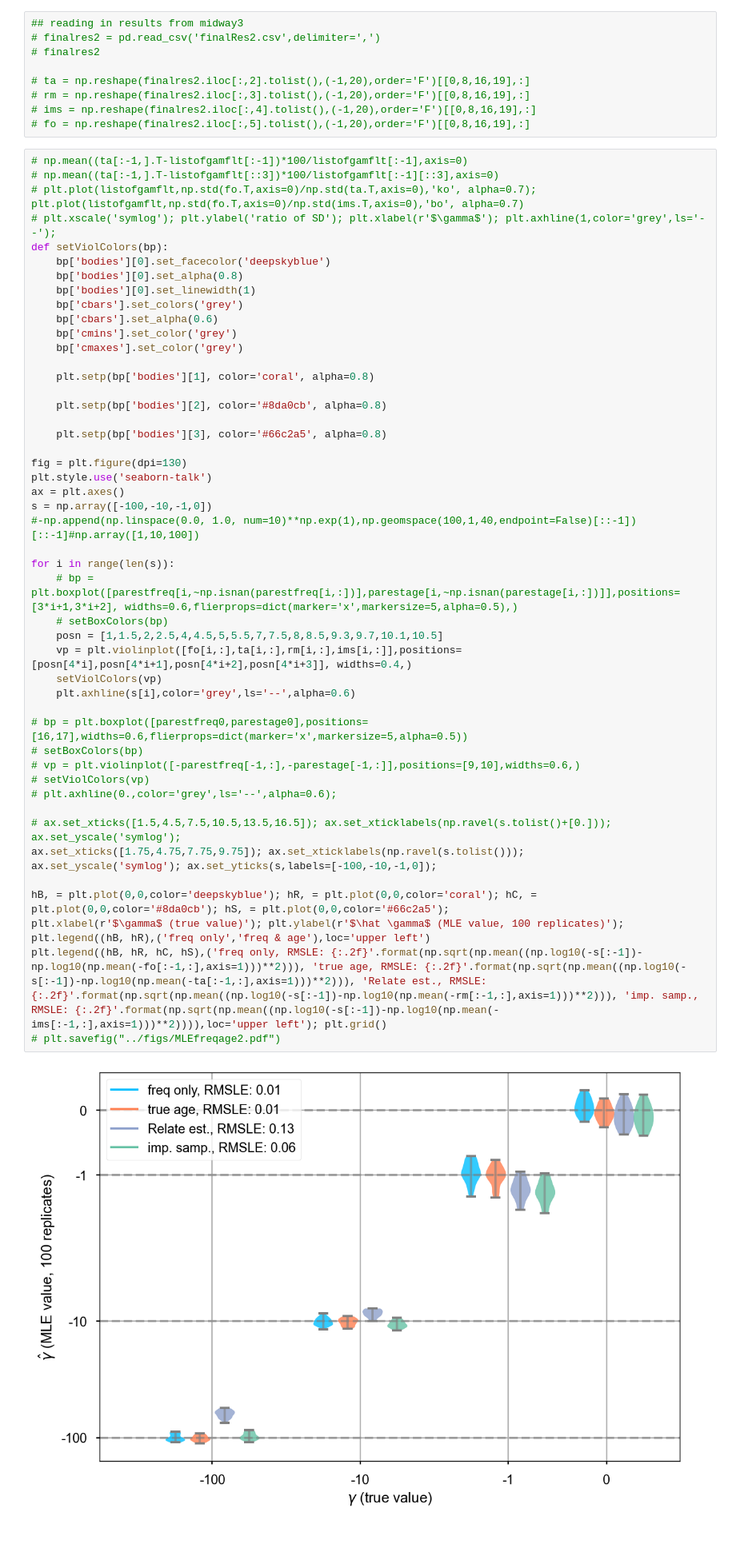
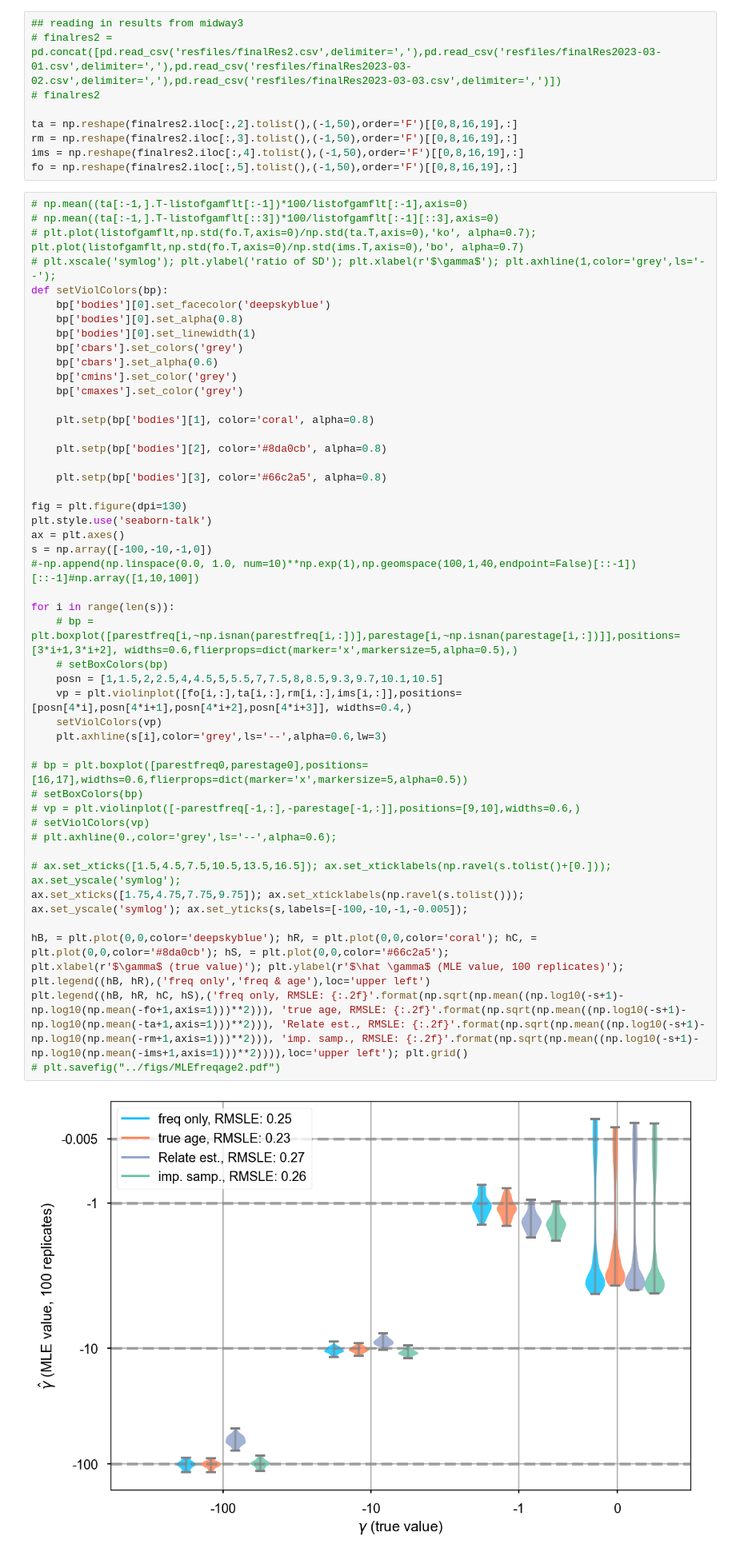
Before and after one commit to VivaswatS/selCoefEst, a Jupyter notebook: import-samp.ipynb, the cells around one changed output. Shown at 80% size. Saved outputs shown, nothing was run; the diff lists cells and outputs as text.

Commit message:
res from big sims for import samp

```diff
--- a/import-samp.ipynb
+++ b/import-samp.ipynb
@@ -290,13 +295,13 @@ plt.xticks(np.arange(19) + width/3,np.round(listofgamflt[:-1],1),rotation=45); p
 array([-192.604, -112.501, -174.938])
 # %%
 ## reading in results from midway3
-# finalres2 = pd.read_csv('finalRes2.csv',delimiter=',')
+# finalres2 = pd.concat([pd.read_csv('resfiles/finalRes2.csv',delimiter=','),pd.read_csv('resfiles/finalRes2023-03-01.csv',delimiter=','),pd.read_csv('resfiles/finalRes2023-03-02.csv',delimiter=','),pd.read_csv('resfiles/finalRes2023-03-03.csv',delimiter=',')])
 # finalres2
 
-# ta = np.reshape(finalres2.iloc[:,2].tolist(),(-1,20),order='F')[[0,8,16,19],:]
-# rm = np.reshape(finalres2.iloc[:,3].tolist(),(-1,20),order='F')[[0,8,16,19],:]
-# ims = np.reshape(finalres2.iloc[:,4].tolist(),(-1,20),order='F')[[0,8,16,19],:]
-# fo = np.reshape(finalres2.iloc[:,5].tolist(),(-1,20),order='F')[[0,8,16,19],:]
+ta = np.reshape(finalres2.iloc[:,2].tolist(),(-1,50),order='F')[[0,8,16,19],:]
+rm = np.reshape(finalres2.iloc[:,3].tolist(),(-1,50),order='F')[[0,8,16,19],:]
+ims = np.reshape(finalres2.iloc[:,4].tolist(),(-1,50),order='F')[[0,8,16,19],:]
+fo = np.reshape(finalres2.iloc[:,5].tolist(),(-1,50),order='F')[[0,8,16,19],:]
 # %%
 # np.mean((ta[:-1,].T-listofgamflt[:-1])*100/listofgamflt[:-1],axis=0)
 # np.mean((ta[:-1,].T-listofgamflt[::3])*100/listofgamflt[:-1][::3],axis=0)
@@ -316,37 +321,37 @@ def setViolColors(bp):
     plt.setp(bp['bodies'][2], color='#8da0cb', alpha=0.8)
 
     plt.setp(bp['bodies'][3], color='#66c2a5', alpha=0.8)
 
 fig = plt.figure(dpi=130)
 plt.style.use('seaborn-talk')
 ax = plt.axes()
 s = np.array([-100,-10,-1,0])
 #-np.append(np.linspace(0.0, 1.0, num=10)**np.exp(1),np.geomspace(100,1,40,endpoint=False)[::-1])[::-1]#np.array([1,10,100])
 
 for i in range(len(s)):
     # bp = plt.boxplot([parestfreq[i,~np.isnan(parestfreq[i,:])],parestage[i,~np.isnan(parestage[i,:])]],positions=[3*i+1,3*i+2], widths=0.6,flierprops=dict(marker='x',markersize=5,alpha=0.5),)
     # setBoxColors(bp)
     posn = [1,1.5,2,2.5,4,4.5,5,5.5,7,7.5,8,8.5,9.3,9.7,10.1,10.5]
     vp = plt.violinplot([fo[i,:],ta[i,:],rm[i,:],ims[i,:]],positions=[posn[4*i],posn[4*i+1],posn[4*i+2],posn[4*i+3]], widths=0.4,)
     setViolColors(vp)
-    plt.axhline(s[i],color='grey',ls='--',alpha=0.6)
+    plt.axhline(s[i],color='grey',ls='--',alpha=0.6,lw=3)
 
 # bp = plt.boxplot([parestfreq0,parestage0],positions=[16,17],widths=0.6,flierprops=dict(marker='x',markersize=5,alpha=0.5))
 # setBoxColors(bp)
 # vp = plt.violinplot([-parestfreq[-1,:],-parestage[-1,:]],positions=[9,10],widths=0.6,)
 # setViolColors(vp)
 # plt.axhline(0.,color='grey',ls='--',alpha=0.6);
 
 # ax.set_xticks([1.5,4.5,7.5,10.5,13.5,16.5]); ax.set_xticklabels(np.ravel(s.tolist()+[0.])); ax.set_yscale('symlog');
 ax.set_xticks([1.75,4.75,7.75,9.75]); ax.set_xticklabels(np.ravel(s.tolist()));
-ax.set_yscale('symlog'); ax.set_yticks(s,labels=[-100,-10,-1,0]);
+ax.set_yscale('symlog'); ax.set_yticks(s,labels=[-100,-10,-1,-0.005]);
 
 hB, = plt.plot(0,0,color='deepskyblue'); hR, = plt.plot(0,0,color='coral'); hC, = plt.plot(0,0,color='#8da0cb'); hS, = plt.plot(0,0,color='#66c2a5');
 plt.xlabel(r'$\gamma$ (true value)'); plt.ylabel(r'$\hat \gamma$ (MLE value, 100 replicates)'); plt.legend((hB, hR),('freq only','freq & age'),loc='upper left')
-plt.legend((hB, hR, hC, hS),('freq only, RMSLE: {:.2f}'.format(np.sqrt(np.mean((np.log10(-s[:-1])-np.log10(np.mean(-fo[:-1,:],axis=1)))**2))), 'true age, RMSLE: {:.2f}'.format(np.sqrt(np.mean((np.log10(-s[:-1])-np.log10(np.mean(-ta[:-1,:],axis=1)))**2))), 'Relate est., RMSLE: {:.2f}'.format(np.sqrt(np.mean((np.log10(-s[:-1])-np.log10(np.mean(-rm[:-1,:],axis=1)))**2))), 'imp. samp., RMSLE: {:.2f}'.format(np.sqrt(np.mean((np.log10(-s[:-1])-np.log10(np.mean(-ims[:-1,:],axis=1)))**2)))),loc='upper left'); plt.grid()
+plt.legend((hB, hR, hC, hS),('freq only, RMSLE: {:.2f}'.format(np.sqrt(np.mean((np.log10(-s+1)-np.log10(np.mean(-fo+1,axis=1)))**2))), 'true age, RMSLE: {:.2f}'.format(np.sqrt(np.mean((np.log10(-s+1)-np.log10(np.mean(-ta+1,axis=1)))**2))), 'Relate est., RMSLE: {:.2f}'.format(np.sqrt(np.mean((np.log10(-s+1)-np.log10(np.mean(-rm+1,axis=1)))**2))), 'imp. samp., RMSLE: {:.2f}'.format(np.sqrt(np.mean((np.log10(-s+1)-np.log10(np.mean(-ims+1,axis=1)))**2)))),loc='upper left'); plt.grid()
 # plt.savefig("../figs/MLEfreqage2.pdf")
 # %% [output]
-[figure, old version]
+[figure, new version]
 # %%
 # np.mean((ta.T-listofgamflt)**2,axis=0), np.mean((rm.T-listofgamflt)**2,axis=0), np.mean((fo.T-listofgamflt)**2,axis=0), np.mean((ims.T-listofgamflt)**2,axis=0)
 # np.std(ta.T-listofgamflt,axis=0), np.std(rm.T-listofgamflt,axis=0), np.std(fo.T-listofgamflt,axis=0), np.std(ims.T-listofgamflt,axis=0)
```
Also changed, not shown: parts of 4 cells of this notebook, 10 other files.
